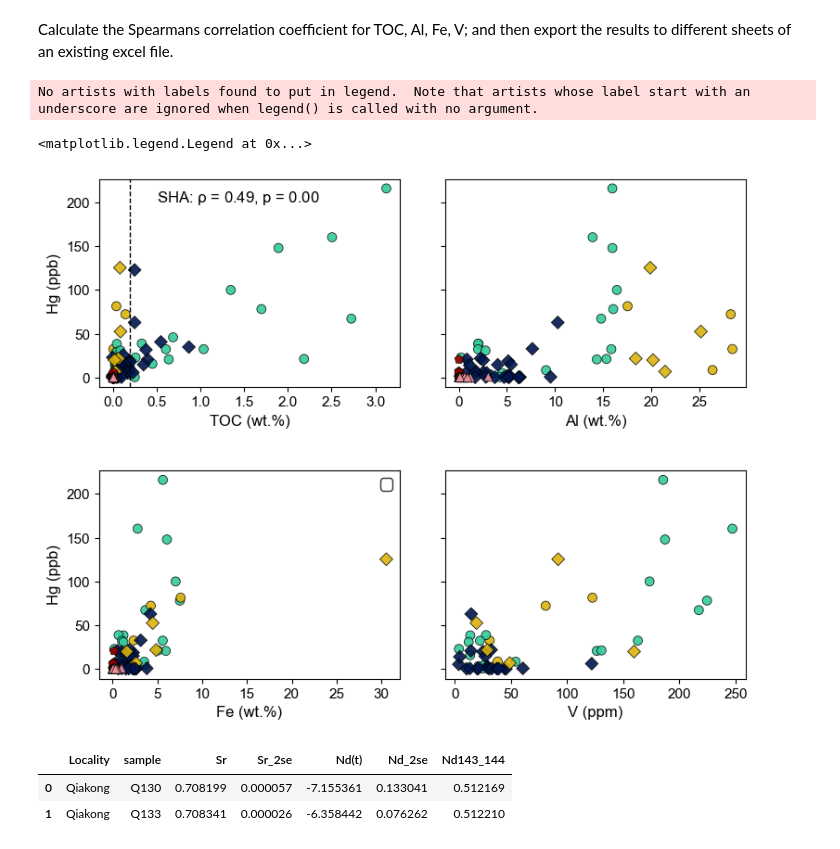
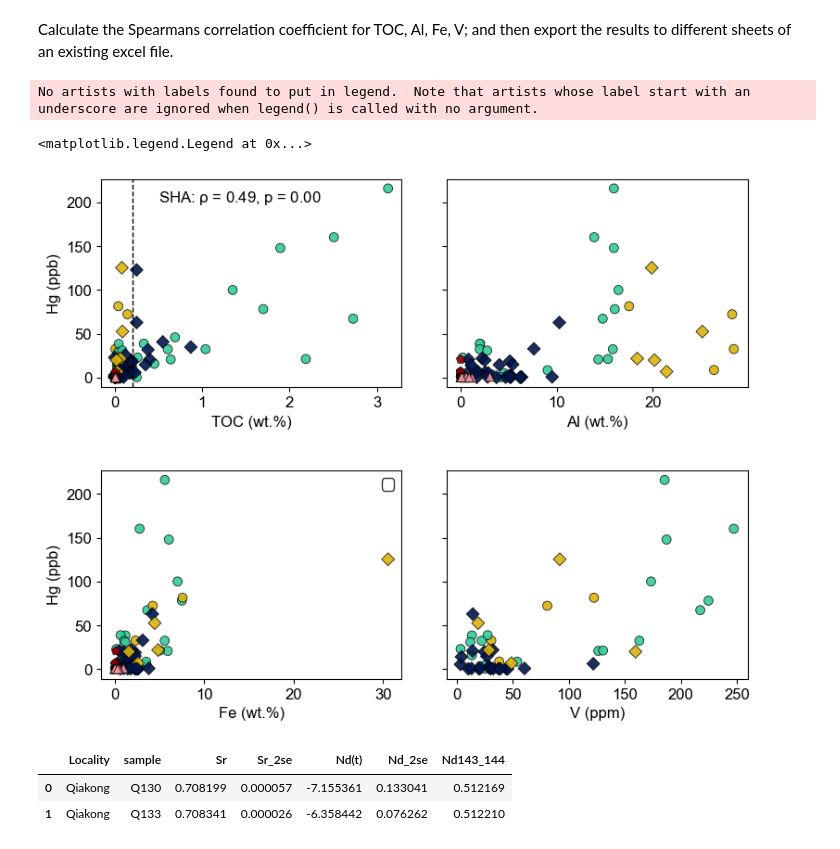
Before and after one commit to oluwaseun-edward/notebooks, a Jupyter notebook: covariation.ipynb, the cells around one changed output. Cells and saved outputs as stored; diff of their text form; code cells hidden in the pictures.

```diff
--- a/covariation.ipynb
+++ b/covariation.ipynb
@@ -95,33 +103,33 @@ Hg = data["Hg"]
 # %%
 fig, ((ax0, ax1), (ax2, ax3)) = plt.subplots(nrows=2, ncols=2,
                                 figsize=(9, 7), sharey=True)
 colors = ['#33cb9c', '#DBB40C', '#00164e', '#DBB40C', '#9b0000', '#ef959d']
 markers = ['o','o', 'D','D', 'p','^']
 fig.subplots_adjust(hspace=0.4, wspace=0.15)
 
 #define the variables needed to iterably make the figures.
 subs = ['TOC', 'Al', 'Fe', 'V']
 ax = [ax0, ax1, ax2, ax3]
 xlabels = [ "TOC (wt.%)", "Al (wt.%)", "Fe (wt.%)","V (ppm)"]
 text = r'$\rho$'
 # make subplots using a for loop.
 for ix, sub in enumerate(subs):
     sns.scatterplot(data=data, x=data[sub], y=Hg, ax=ax[ix],
                     color='black', edgecolor='black', legend=False,
                     s=50, hue='Lithology', palette=colors, alpha=0.9,
                     style='Lithology', markers=markers,
                     )
-    ax[ix].tick_params(labelsize=11)
+    ax[ix].tick_params(labelsize=12)
     ax[ix].set_xlabel(xlabels[ix], fontsize=12)
     ax[ix].set_ylabel("Hg (ppb)", fontsize=12)
 ax0.axvline(x=0.2, linestyle='--', color='black', linewidth=1)
 ax0.annotate(f'SHA: {text} = 0.49, p = 0.00',(0.5,200))
 ax2.legend(loc='upper right', edgecolor='black')
 # plt.savefig("../plots/covariation.pdf")
 # %% [output]
 No artists with labels found to put in legend.  Note that artists whose label start with an underscore are ignored when legend() is called with no argument.
 <matplotlib.legend.Legend at 0x...>
-[figure, old version]
+[figure, new version]
 # %%
 df = pd.read_excel('../manuscript_data.xlsx', sheet_name="Nd_Sr")
 df.head(2)
```
Also changed, not shown: parts of 5 cells of this notebook, 2 other files.
